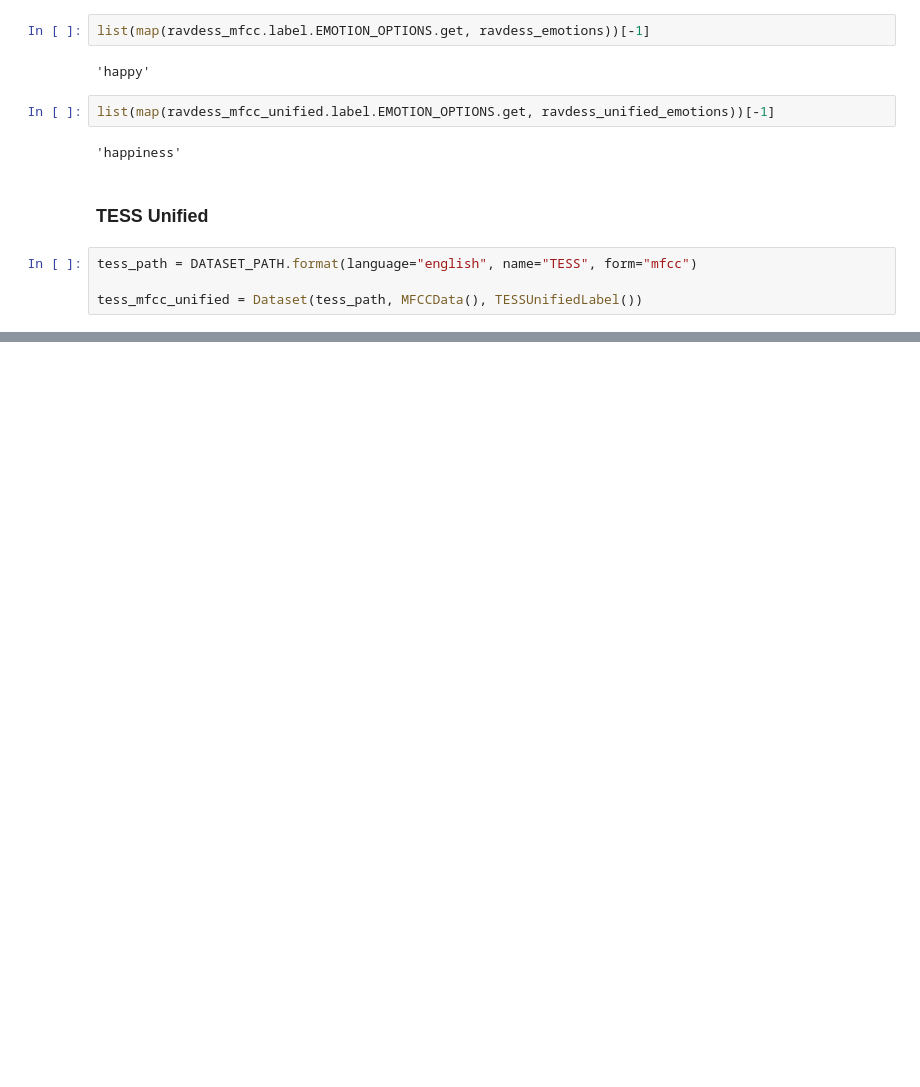
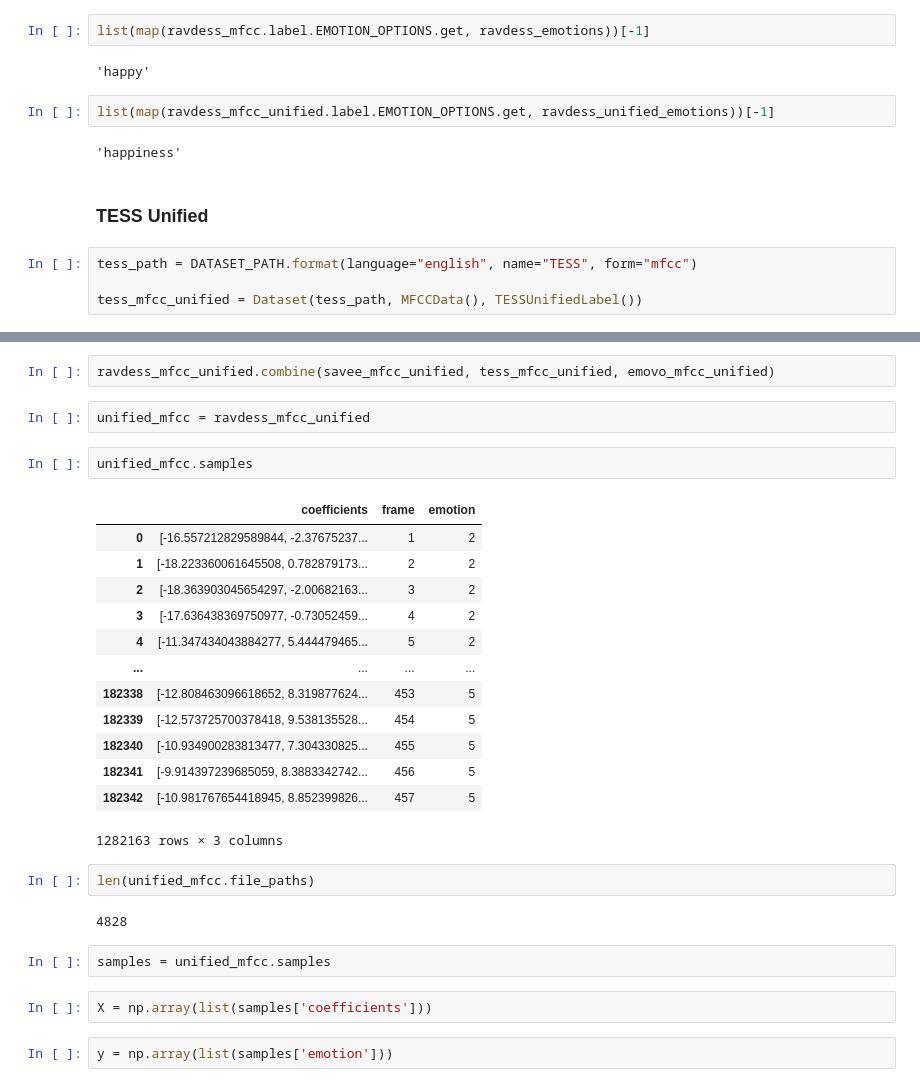
Before and after one commit to tomaspetricek/speech-emotion-recognition, a Jupyter notebook: Bachelor_thesis/dataset-demo.ipynb, the cells around one changed output, grey strips where cells are left out. Saved outputs shown, nothing was run; the diff lists cells and outputs as text; blank space fills up the shorter version.

```diff
--- a/Bachelor_thesis/dataset-demo.ipynb
+++ b/Bachelor_thesis/dataset-demo.ipynb
@@ -216,0 +268,30 @@ tess_mfcc_unified.samples
+# %%
+ravdess_mfcc_unified.combine(savee_mfcc_unified, tess_mfcc_unified, emovo_mfcc_unified)
+# %%
+unified_mfcc = ravdess_mfcc_unified
+# %%
+unified_mfcc.samples
+# %% [output]
+|  | coefficients | frame | emotion |
+| 0 | [-16.557212829589844, -2.37675237... | 1 | 2 |
+| 1 | [-18.223360061645508, 0.782879173... | 2 | 2 |
+| 2 | [-18.363903045654297, -2.00682163... | 3 | 2 |
+| 3 | [-17.636438369750977, -0.73052459... | 4 | 2 |
+| 4 | [-11.347434043884277, 5.444479465... | 5 | 2 |
+| ... | ... | ... | ... |
+| 182338 | [-12.808463096618652, 8.319877624... | 453 | 5 |
+| 182339 | [-12.573725700378418, 9.538135528... | 454 | 5 |
+| 182340 | [-10.934900283813477, 7.304330825... | 455 | 5 |
+| 182341 | [-9.914397239685059, 8.3883342742... | 456 | 5 |
+| 182342 | [-10.981767654418945, 8.852399826... | 457 | 5 |
+1282163 rows × 3 columns
+# %%
+len(unified_mfcc.file_paths)
+# %% [output]
+4828
+# %%
+samples = unified_mfcc.samples
+# %%
+X = np.array(list(samples['coefficients']))
+# %%
+y = np.array(list(samples['emotion']))
```
Also changed, not shown: parts of 15 cells of this notebook, 4 other files.
